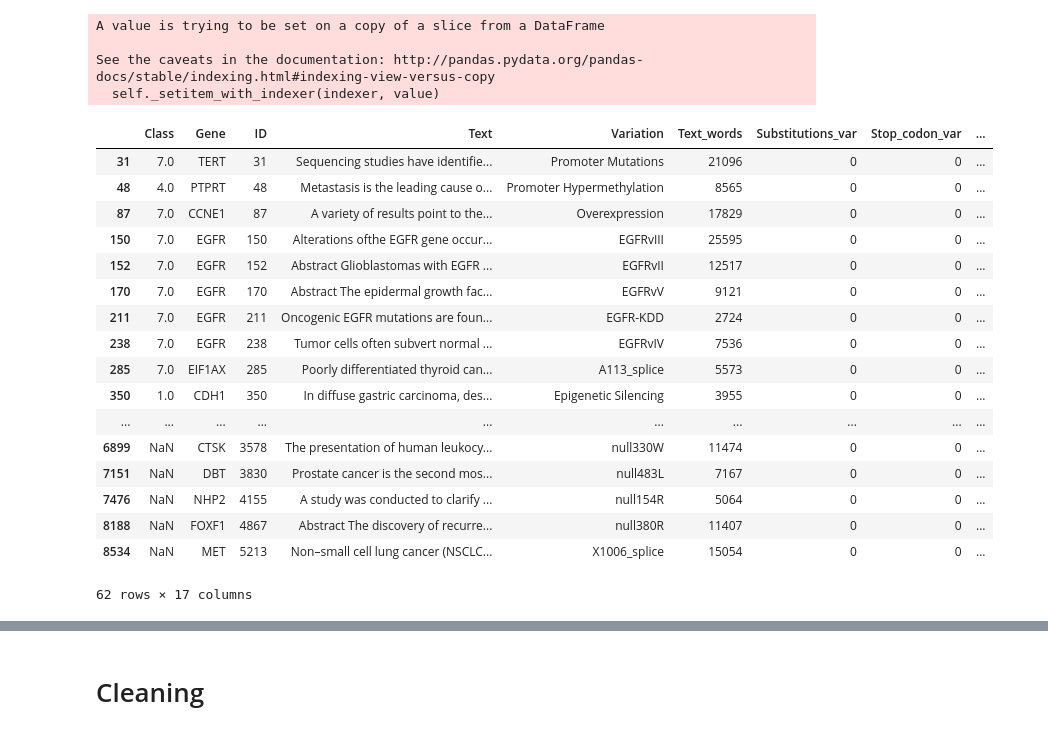
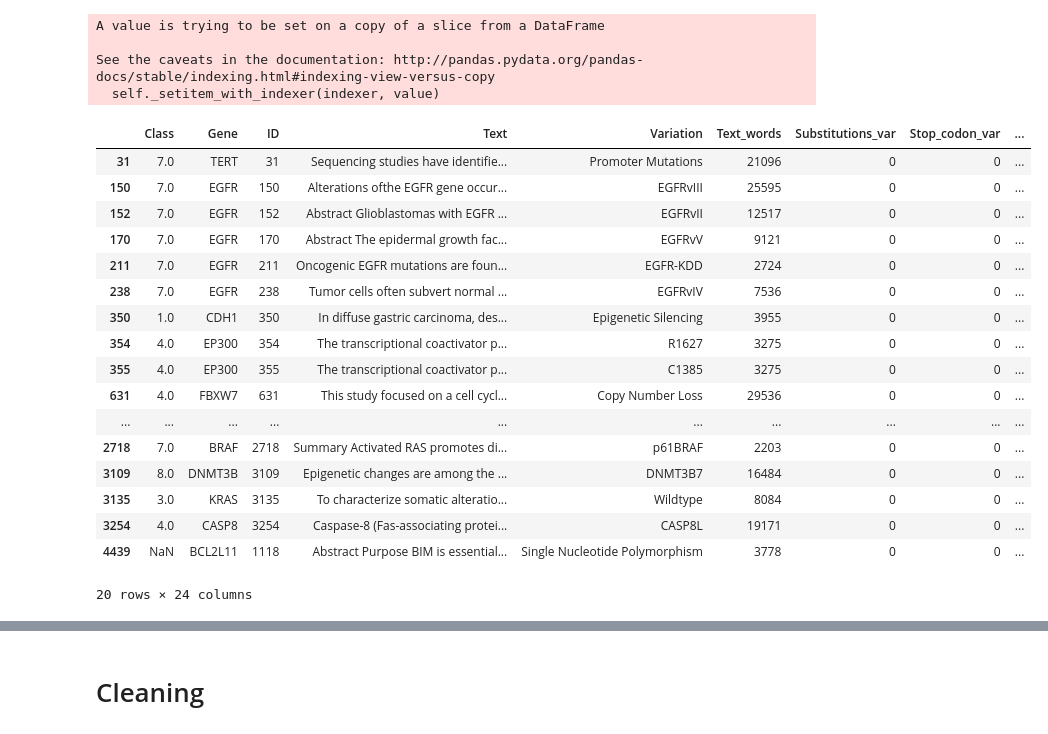
Before and after one commit to Sorelz/Kaggle_MSK, a Jupyter notebook: Window/w_Pre_Processing.ipynb, the cells around one changed output, grey strips where cells are left out. Saved outputs shown, nothing was run; the diff lists cells and outputs as text; code cells hidden in the pictures.

```diff
--- a/Window/w_Pre_Processing.ipynb
+++ b/Window/w_Pre_Processing.ipynb
@@ -289,6 +289,15 @@ Name: Text, Length: 290, dtype: object
 # %% [markdown]
 # Non-substitutions (no subs)
 ## Functions for pre-processing of no_subs like fusions, deletions, truncations, etc.
+# %%
+## Gets different non-subs variation types by using regex
+def variation_regex(data, pattern):
+    Boolean = [bool(re.search(pattern, i, re.IGNORECASE)) for i in data.Variation]
+    data_regex = data[Boolean]
+    not_Boolean = [not i for i in Boolean]
+    data_no_regex = data[not_Boolean]
+
+    return (data_regex, data_no_regex)
 # %%
 def custom_find(data):
     l=["mutat","variat","fusion","deleti","amplific","framesh",
@@ -391,31 +380,45 @@ data_all['frameshift_var'] = data_all.Variation.apply(lambda x: bool(re.search('
 ####### Duplications ##############
 data_all['dup_var'] = data_all.Variation.apply(lambda x: bool(re.search('dup', x, re.IGNORECASE))*1)
 
-all_variations = data_all.loc[:, "Substitutions_var":"dup_var"]
+####### Hypermethylation ##########
+data_all['overexpression_var'] = data_all.Variation.apply(lambda x: bool(re.search('Overexpression', x, re.IGNORECASE))*1)
+
+####### Splice ##########
+data_all['splice_var'] = data_all.Variation.apply(lambda x: bool(re.search('splice', x, re.IGNORECASE))*1)
+
+####### Hypermethylation ##########
+data_all['hypermethylation_var'] = data_all.Variation.apply(lambda x: bool(re.search('hypermethylation', x, re.IGNORECASE))*1)
+
+####### DNA binding ##########
+data_all['DNA_binding_var'] = data_all.Variation.apply(lambda x: bool(re.search('DNA', x, re.IGNORECASE))*1)
+
+####### Null ##########
+data_all['null_var'] = data_all.Variation.apply(lambda x: bool(re.search('null', x, re.IGNORECASE))*1)
 # %% [output]
 A value is trying to be set on a copy of a slice from a DataFrame
 
 See the caveats in the documentation: http://pandas.pydata.org/pandas-docs/stable/indexing.html#indexing-view-versus-copy
   self._setitem_with_indexer(indexer, value)
 # %%
-# Remember there are still unassigned variations: 62 in total
+# Remember there are still unassigned variations that we can assign to for the next run (20 in total)
+all_variations = data_all.loc[:, "Substitutions_var":]
 data_all[(all_variations.T == 0).all()]
 # %% [output]
 |  | Class | Gene | ID | Text | Variation | Text_words | Substitutions_var | Stop_codon_var | ... |
 | 31 | 7.0 | TERT | 31 | Sequencing studies have identifie... | Promoter Mutations | 21096 | 0 | 0 | ... |
-| 48 | 4.0 | PTPRT | 48 | Metastasis is the leading cause o... | Promoter Hypermethylation | 8565 | 0 | 0 | ... |
-| 87 | 7.0 | CCNE1 | 87 | A variety of results point to the... | Overexpression | 17829 | 0 | 0 | ... |
 | 150 | 7.0 | EGFR | 150 | Alterations ofthe EGFR gene occur... | EGFRvIII | 25595 | 0 | 0 | ... |
 | 152 | 7.0 | EGFR | 152 | Abstract Glioblastomas with EGFR ... | EGFRvII | 12517 | 0 | 0 | ... |
 | 170 | 7.0 | EGFR | 170 | Abstract The epidermal growth fac... | EGFRvV | 9121 | 0 | 0 | ... |
 | 211 | 7.0 | EGFR | 211 | Oncogenic EGFR mutations are foun... | EGFR-KDD | 2724 | 0 | 0 | ... |
 | 238 | 7.0 | EGFR | 238 | Tumor cells often subvert normal ... | EGFRvIV | 7536 | 0 | 0 | ... |
-| 285 | 7.0 | EIF1AX | 285 | Poorly differentiated thyroid can... | A113_splice | 5573 | 0 | 0 | ... |
 | 350 | 1.0 | CDH1 | 350 | In diffuse gastric carcinoma, des... | Epigenetic Silencing | 3955 | 0 | 0 | ... |
+| 354 | 4.0 | EP300 | 354 | The transcriptional coactivator p... | R1627 | 3275 | 0 | 0 | ... |
+| 355 | 4.0 | EP300 | 355 | The transcriptional coactivator p... | C1385 | 3275 | 0 | 0 | ... |
+| 631 | 4.0 | FBXW7 | 631 | This study focused on a cell cycl... | Copy Number Loss | 29536 | 0 | 0 | ... |
 | ... | ... | ... | ... | ... | ... | ... | ... | ... | ... |
-| 6899 | NaN | CTSK | 3578 | The presentation of human leukocy... | null330W | 11474 | 0 | 0 | ... |
-| 7151 | NaN | DBT | 3830 | Prostate cancer is the second mos... | null483L | 7167 | 0 | 0 | ... |
-| 7476 | NaN | NHP2 | 4155 | A study was conducted to clarify ... | null154R | 5064 | 0 | 0 | ... |
-| 8188 | NaN | FOXF1 | 4867 | Abstract The discovery of recurre... | null380R | 11407 | 0 | 0 | ... |
-| 8534 | NaN | MET | 5213 | Non–small cell lung cancer (NSCLC... | X1006_splice | 15054 | 0 | 0 | ... |
+| 2718 | 7.0 | BRAF | 2718 | Summary Activated RAS promotes di... | p61BRAF | 2203 | 0 | 0 | ... |
+| 3109 | 8.0 | DNMT3B | 3109 | Epigenetic changes are among the ... | DNMT3B7 | 16484 | 0 | 0 | ... |
+| 3135 | 3.0 | KRAS | 3135 | To characterize somatic alteratio... | Wildtype | 8084 | 0 | 0 | ... |
+| 3254 | 4.0 | CASP8 | 3254 | Caspase-8 (Fas-associating protei... | CASP8L | 19171 | 0 | 0 | ... |
+| 4439 | NaN | BCL2L11 | 1118 | Abstract Purpose BIM is essential... | Single Nucleotide Polymorphism | 3778 | 0 | 0 | ... |
-62 rows × 17 columns
+20 rows × 24 columns
```
Also changed, not shown: parts of 30 cells of this notebook.
